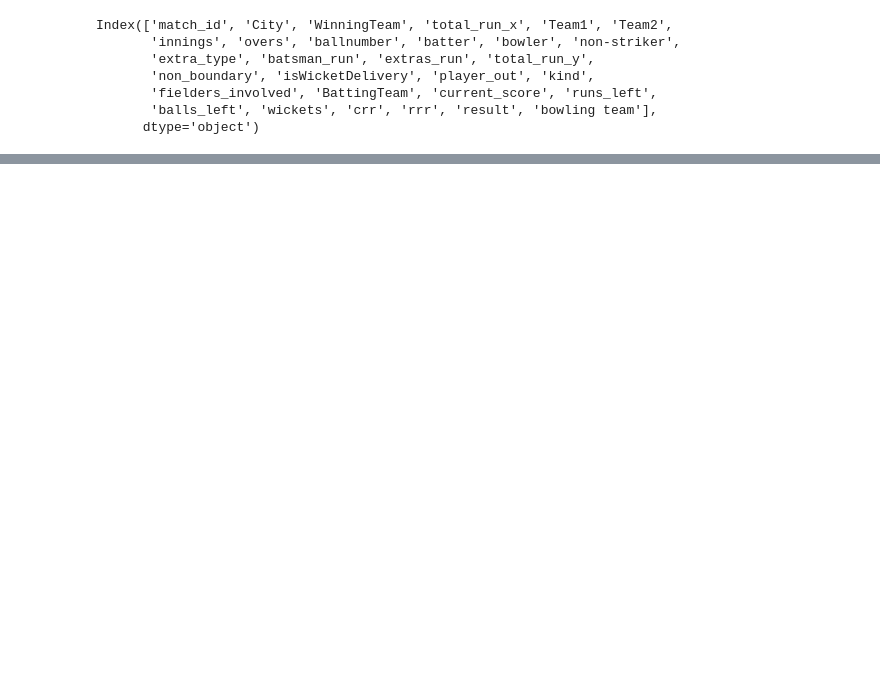
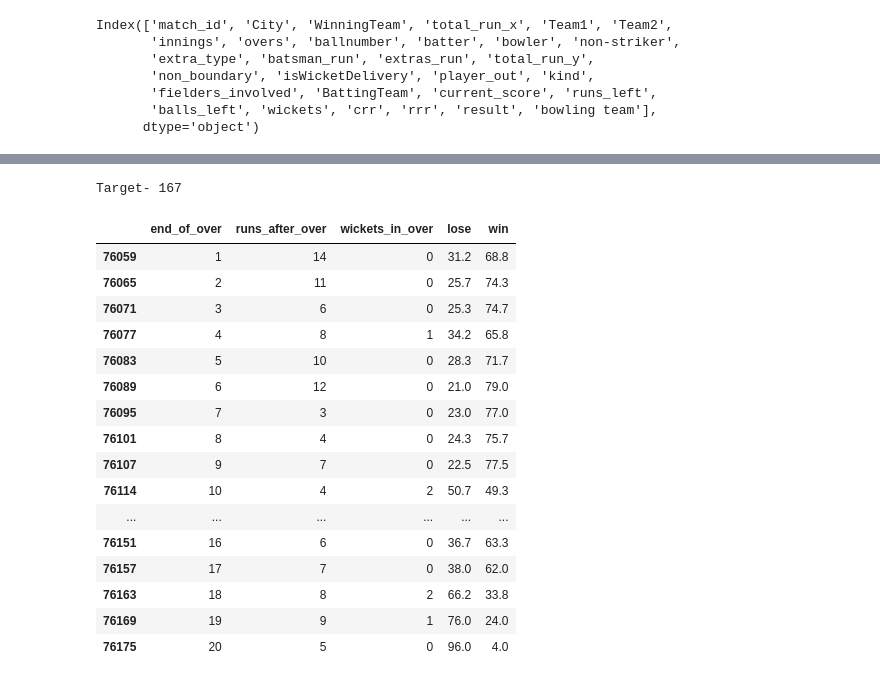
Before and after one commit to anshulkamboj007/mlprojectipl, a Jupyter notebook: ml_ipl_predict.ipynb, the cells around one changed output, grey strips where cells are left out. Cells and saved outputs as stored; diff of their text form; code cells hidden in the pictures; blank space fills up the shorter version.

```diff
--- a/ml_ipl_predict.ipynb
+++ b/ml_ipl_predict.ipynb
@@ -304,0 +351,5 @@ KeyError: ignored
+# %%
+pipe = Pipeline(steps=[
+    ('step1',trf),
+    ('step2',LogisticRegression(solver='liblinear'))
+])
@@ -304,0 +430,22 @@ KeyError: ignored
+# %%
+temp_df,target = match_progression(delivery_df,1082639,pipe)
+temp_df
+# %% [output]
+Target- 167
+|  | end_of_over | runs_after_over | wickets_in_over | lose | win |
+| 76059 | 1 | 14 | 0 | 31.2 | 68.8 |
+| 76065 | 2 | 11 | 0 | 25.7 | 74.3 |
+| 76071 | 3 | 6 | 0 | 25.3 | 74.7 |
+| 76077 | 4 | 8 | 1 | 34.2 | 65.8 |
+| 76083 | 5 | 10 | 0 | 28.3 | 71.7 |
+| 76089 | 6 | 12 | 0 | 21.0 | 79.0 |
+| 76095 | 7 | 3 | 0 | 23.0 | 77.0 |
+| 76101 | 8 | 4 | 0 | 24.3 | 75.7 |
+| 76107 | 9 | 7 | 0 | 22.5 | 77.5 |
+| 76114 | 10 | 4 | 2 | 50.7 | 49.3 |
+| ... | ... | ... | ... | ... | ... |
+| 76151 | 16 | 6 | 0 | 36.7 | 63.3 |
+| 76157 | 17 | 7 | 0 | 38.0 | 62.0 |
+| 76163 | 18 | 8 | 2 | 66.2 | 33.8 |
+| 76169 | 19 | 9 | 1 | 76.0 | 24.0 |
+| 76175 | 20 | 5 | 0 | 96.0 | 4.0 |
```
Also changed, not shown: parts of 24 cells of this notebook.
